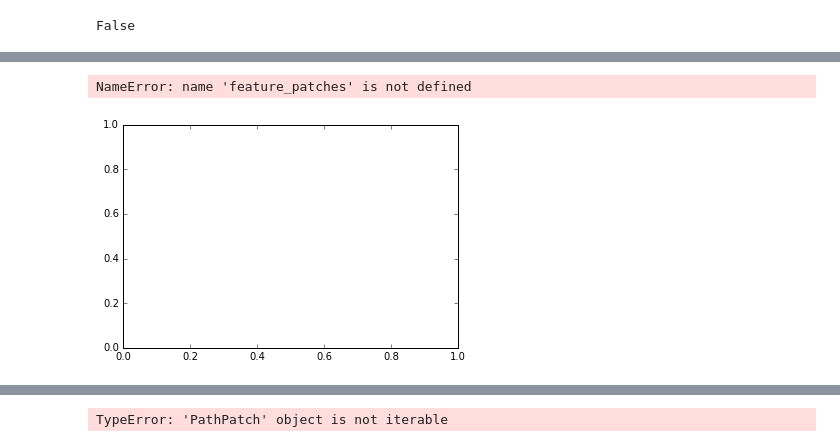
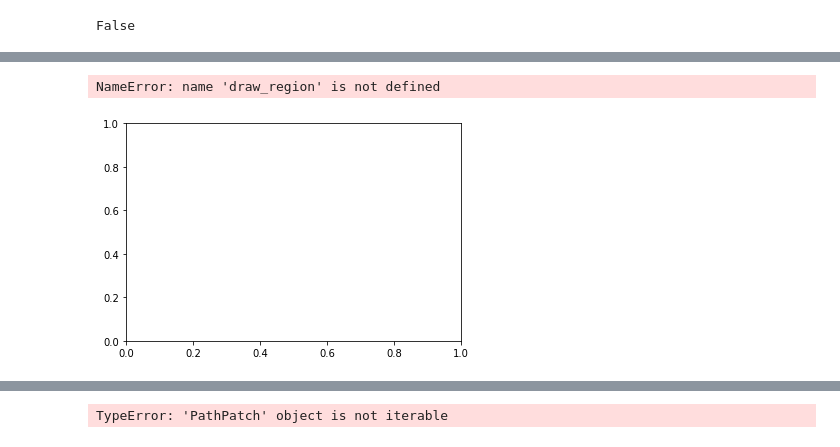
Before and after one commit to darcyabjones/bioplotlib, a Jupyter notebook: docs/notebooks/genes.ipynb, the cells around one changed output, grey strips where cells are left out. Drawn from its saved outputs; the diff is of its cells as text; code cells hidden in the pictures.

```diff
--- a/docs/notebooks/genes.ipynb
+++ b/docs/notebooks/genes.ipynb
@@ -99,19 +97,19 @@ seq = SeqIO.read("../../bioplotlib/data/Sc-chr01.gb", 'genbank')
 # %%
 fig, ax = plt.subplots()
 
-#feature_patches, text_patches = draw_region(seq, 60000, 100000)
+feature_patches, text_patches = draw_region(seq, 60000, 100000)
 for patch in feature_patches:
     ax.add_patch(patch)
 
 #ax.set_ylim([0, 1])
 #ax.set_xlim([60000, 100000])
 ax.autoscale()
 fig.set_size_inches(6, 1.5)
 #fig.savefig(pjoin(step35, candidate['id'] + 'gene_structure.svg'))
 plt.show()
 # %% [output]
-NameError: name 'feature_patches' is not defined
+NameError: name 'draw_region' is not defined
-[figure, old version]
+[figure, new version]
 # %%
 shape
 # %% [output]
```
Also changed, not shown: parts of 6 cells of this notebook, 1 other file.
